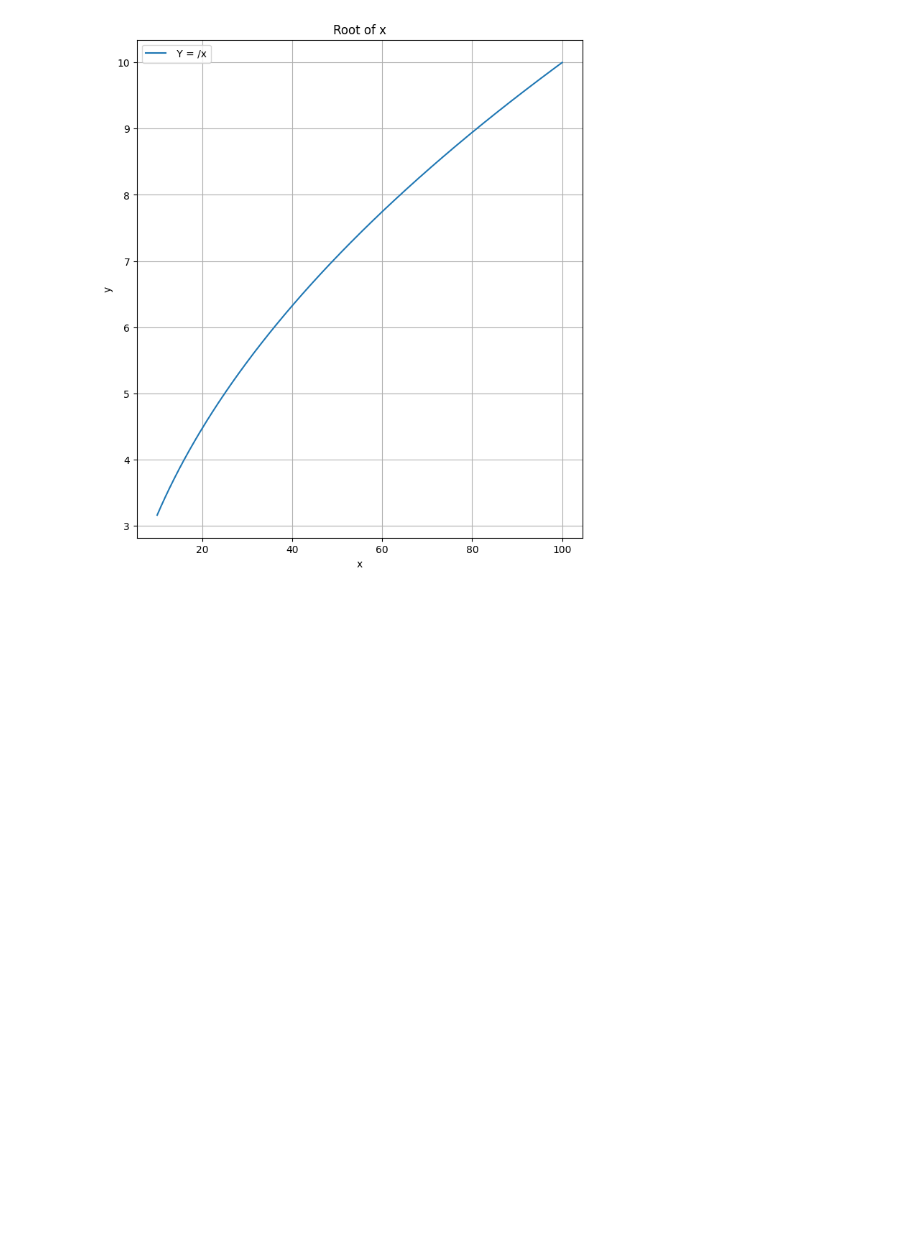
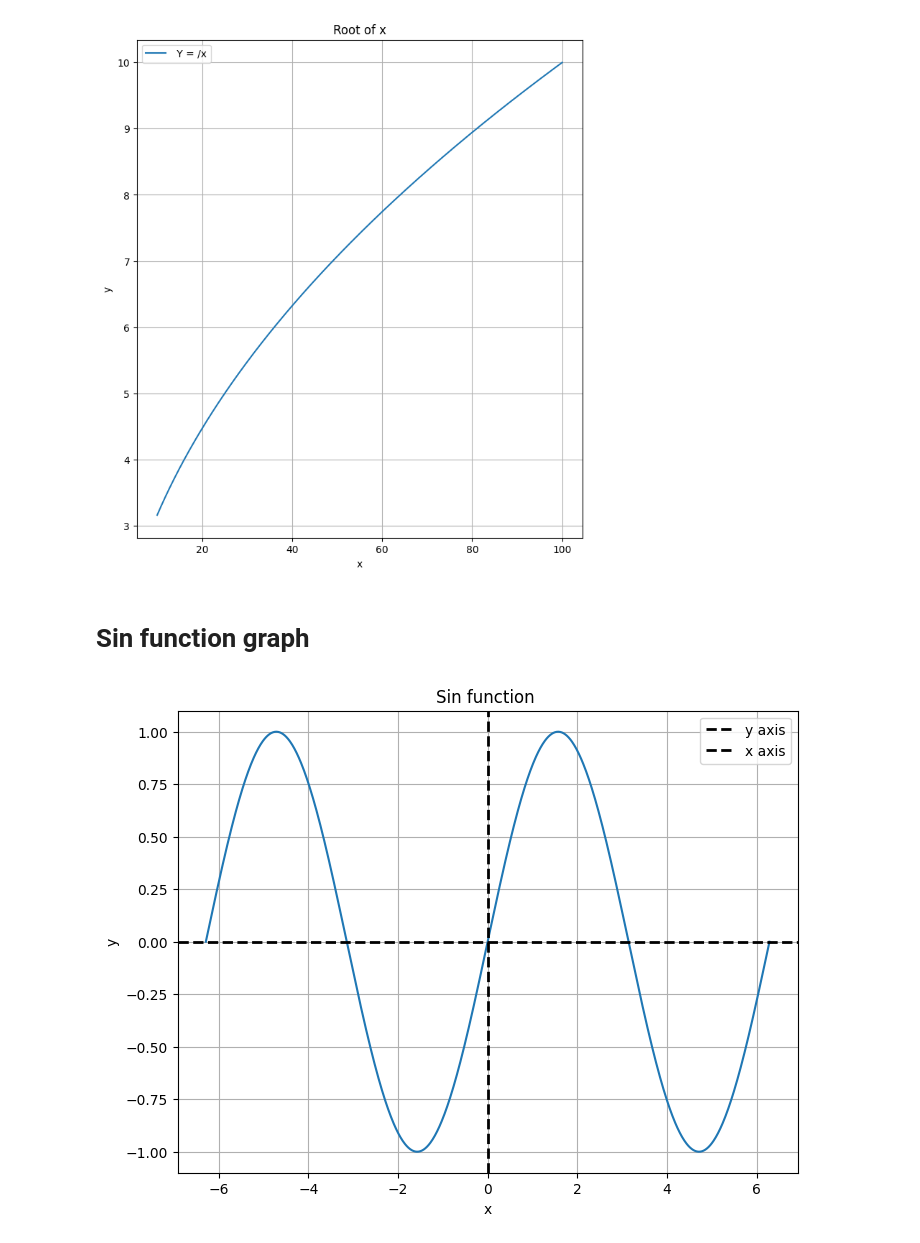
Before and after one commit to Engr-Jawad/statistics_for_data_Science, a Jupyter notebook: Calculas.ipynb, the cells around one changed output. Drawn from its saved outputs; the diff is of its cells as text; code cells hidden in the pictures; blank space fills up the shorter version.

Commit message:
sin function are added

```diff
--- a/Calculas.ipynb
+++ b/Calculas.ipynb
@@ -16,3 +16,21 @@ plt.legend()
 plt.show()
 # %% [output]
 [figure]
+# %% [markdown]
+# Sin function graph
+# %%
+x = np.linspace(-2*np.pi , 2*np.pi,1000)
+y = np.sin(x)
+plt.figure(figsize=(8,6))
+plt.plot(x,y)
+plt.axvline(0,color="black",linewidth=2,linestyle="--",label = "y axis")
+plt.axhline(0,color="black",linestyle="--",linewidth=2,label="x axis")
+
+plt.title("Sin function ")
+plt.xlabel("x")
+plt.ylabel("y")
+plt.legend()
+plt.grid()
+plt.show()
+# %% [output]
+[figure, added]
```
